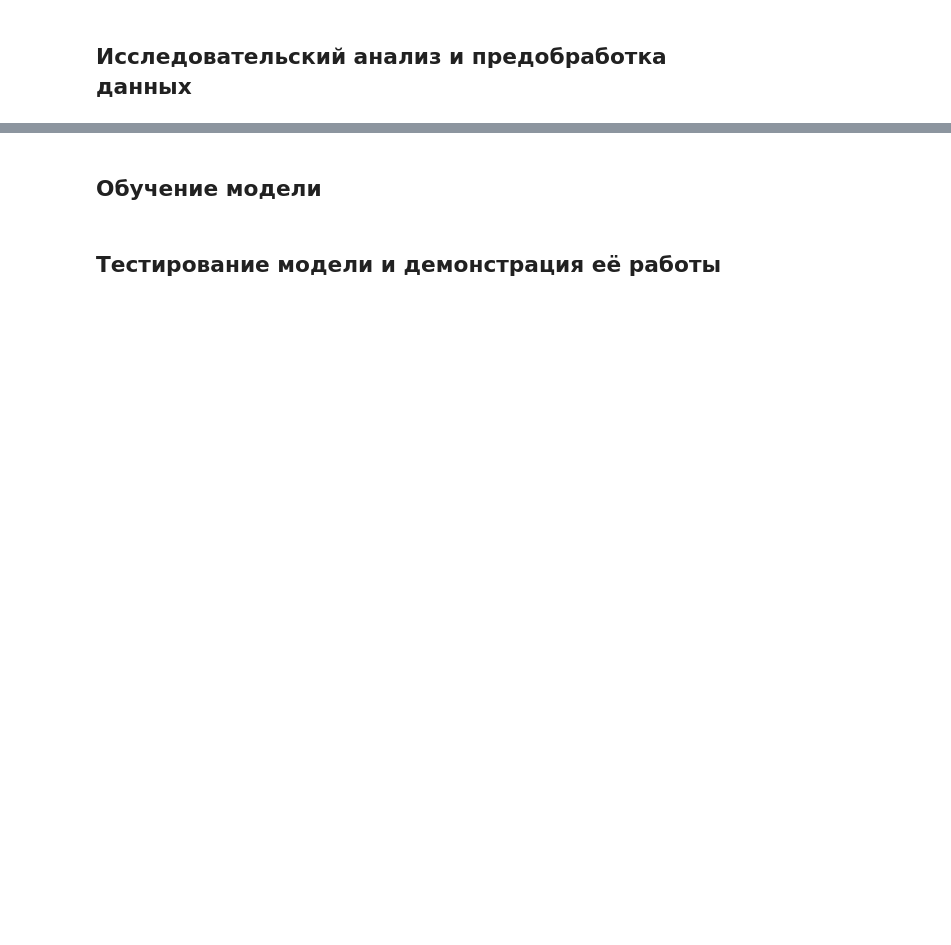
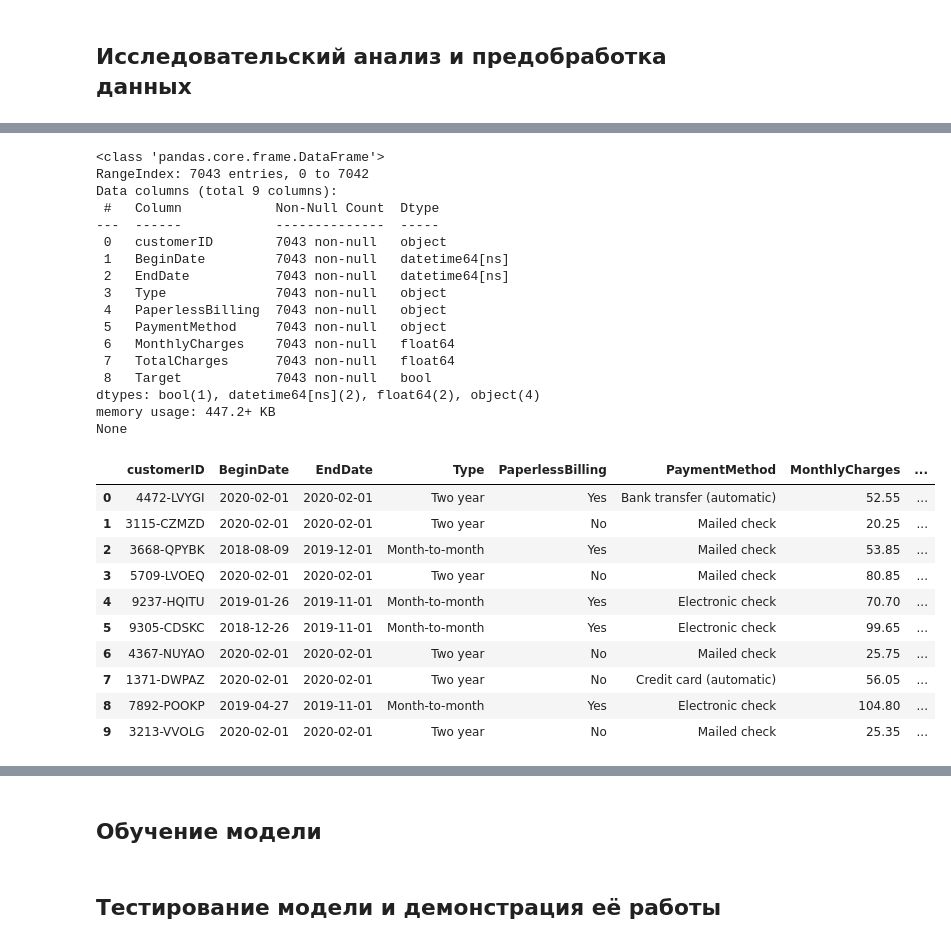
Before and after one commit to kirillva/project-final, a Jupyter notebook: index.ipynb, the cells around one changed output, grey strips where cells are left out. Saved outputs shown, nothing was run; the diff lists cells and outputs as text; code cells hidden in the pictures; blank space fills up the shorter version.

```diff
--- a/index.ipynb
+++ b/index.ipynb
@@ -203,0 +317,32 @@ display(phone)
+# %%
+print(contract.info())
+display(contract.head(10))
+# %% [output]
+<class 'pandas.core.frame.DataFrame'>
+RangeIndex: 7043 entries, 0 to 7042
+Data columns (total 9 columns):
+ #   Column            Non-Null Count  Dtype
+---  ------            --------------  -----
+ 0   customerID        7043 non-null   object
+ 1   BeginDate         7043 non-null   datetime64[ns]
+ 2   EndDate           7043 non-null   datetime64[ns]
+ 3   Type              7043 non-null   object
+ 4   PaperlessBilling  7043 non-null   object
+ 5   PaymentMethod     7043 non-null   object
+ 6   MonthlyCharges    7043 non-null   float64
+ 7   TotalCharges      7043 non-null   float64
+ 8   Target            7043 non-null   bool
+dtypes: bool(1), datetime64[ns](2), float64(2), object(4)
+memory usage: 447.2+ KB
+None
+|  | customerID | BeginDate | EndDate | Type | PaperlessBilling | PaymentMethod | MonthlyCharges | ... |
+| 0 | 4472-LVYGI | 2020-02-01 | 2020-02-01 | Two year | Yes | Bank transfer (automatic) | 52.55 | ... |
+| 1 | 3115-CZMZD | 2020-02-01 | 2020-02-01 | Two year | No | Mailed check | 20.25 | ... |
+| 2 | 3668-QPYBK | 2018-08-09 | 2019-12-01 | Month-to-month | Yes | Mailed check | 53.85 | ... |
+| 3 | 5709-LVOEQ | 2020-02-01 | 2020-02-01 | Two year | No | Mailed check | 80.85 | ... |
+| 4 | 9237-HQITU | 2019-01-26 | 2019-11-01 | Month-to-month | Yes | Electronic check | 70.70 | ... |
+| 5 | 9305-CDSKC | 2018-12-26 | 2019-11-01 | Month-to-month | Yes | Electronic check | 99.65 | ... |
+| 6 | 4367-NUYAO | 2020-02-01 | 2020-02-01 | Two year | No | Mailed check | 25.75 | ... |
+| 7 | 1371-DWPAZ | 2020-02-01 | 2020-02-01 | Two year | No | Credit card (automatic) | 56.05 | ... |
+| 8 | 7892-POOKP | 2019-04-27 | 2019-11-01 | Month-to-month | Yes | Electronic check | 104.80 | ... |
+| 9 | 3213-VVOLG | 2020-02-01 | 2020-02-01 | Two year | No | Mailed check | 25.35 | ... |
```
Also changed, not shown: parts of 17 cells of this notebook.
